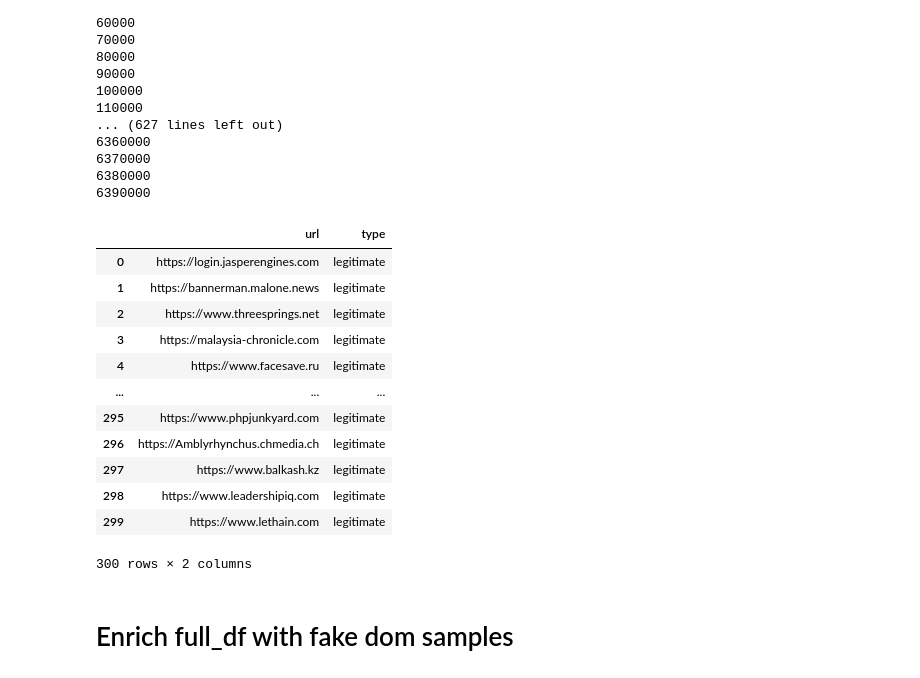
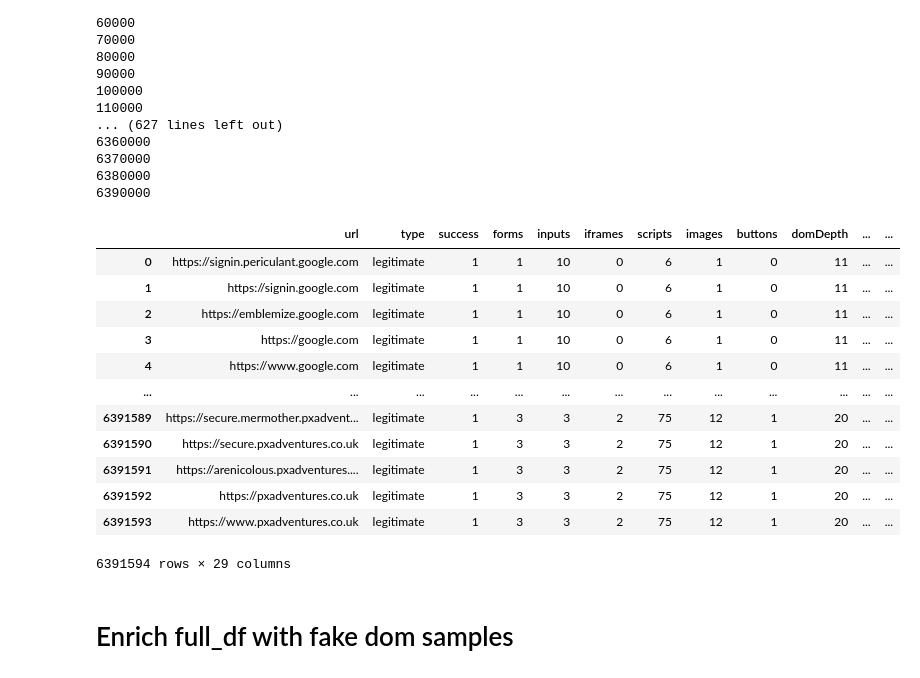
Before and after one commit to OfirShechter/phishing-detection-browser-extension, a Jupyter notebook: notebooks/Phishing_Detection_Hierarchical.ipynb, the cells around one changed output. Saved outputs shown, nothing was run; the diff lists cells and outputs as text; code cells hidden in the pictures.

```diff
--- a/notebooks/Phishing_Detection_Hierarchical.ipynb
+++ b/notebooks/Phishing_Detection_Hierarchical.ipynb
@@ -1031,29 +1030,19 @@ full_df_extended
 # %%
-# Filter for legitimate samples
-df_every_5th = full_df_extended.iloc[4::5] # since done after fake urls
-legit_test_samples = df_every_5th[df_every_5th['type'] == 'legitimate']
-
-# Take the first 300 samples (or random 300 if needed)
-legit_sample_300 = legit_test_samples[['url', 'type']].sample(300, random_state=42)
-
-# Optional: reset index
-legit_sample_300 = legit_sample_300.reset_index(drop=True)
-legit_sample_300.to_csv('legitimate_urls.csv', index=False)
-legit_sample_300
+full_df_extended
 # %% [output]
-|  | url | type |
-| 0 | https://login.jasperengines.com | legitimate |
-| 1 | https://bannerman.malone.news | legitimate |
-| 2 | https://www.threesprings.net | legitimate |
-| 3 | https://malaysia-chronicle.com | legitimate |
-| 4 | https://www.facesave.ru | legitimate |
-| ... | ... | ... |
-| 295 | https://www.phpjunkyard.com | legitimate |
-| 296 | https://Amblyrhynchus.chmedia.ch | legitimate |
-| 297 | https://www.balkash.kz | legitimate |
-| 298 | https://www.leadershipiq.com | legitimate |
-| 299 | https://www.lethain.com | legitimate |
+|  | url | type | success | forms | inputs | iframes | scripts | images | buttons | domDepth | ... | ... |
+| 0 | https://signin.periculant.google.com | legitimate | 1 | 1 | 10 | 0 | 6 | 1 | 0 | 11 | ... | ... |
+| 1 | https://signin.google.com | legitimate | 1 | 1 | 10 | 0 | 6 | 1 | 0 | 11 | ... | ... |
+| 2 | https://emblemize.google.com | legitimate | 1 | 1 | 10 | 0 | 6 | 1 | 0 | 11 | ... | ... |
+| 3 | https://google.com | legitimate | 1 | 1 | 10 | 0 | 6 | 1 | 0 | 11 | ... | ... |
+| 4 | https://www.google.com | legitimate | 1 | 1 | 10 | 0 | 6 | 1 | 0 | 11 | ... | ... |
+| ... | ... | ... | ... | ... | ... | ... | ... | ... | ... | ... | ... | ... |
+| 6391589 | https://secure.mermother.pxadvent... | legitimate | 1 | 3 | 3 | 2 | 75 | 12 | 1 | 20 | ... | ... |
+| 6391590 | https://secure.pxadventures.co.uk | legitimate | 1 | 3 | 3 | 2 | 75 | 12 | 1 | 20 | ... | ... |
+| 6391591 | https://arenicolous.pxadventures.... | legitimate | 1 | 3 | 3 | 2 | 75 | 12 | 1 | 20 | ... | ... |
+| 6391592 | https://pxadventures.co.uk | legitimate | 1 | 3 | 3 | 2 | 75 | 12 | 1 | 20 | ... | ... |
+| 6391593 | https://www.pxadventures.co.uk | legitimate | 1 | 3 | 3 | 2 | 75 | 12 | 1 | 20 | ... | ... |
-300 rows × 2 columns
+6391594 rows × 29 columns
 # %%
 full_df_extended.to_csv(full_df_with_url_features_path)
 # %% [markdown]
```
Also changed, not shown: parts of 28 cells of this notebook, 2 other files.
